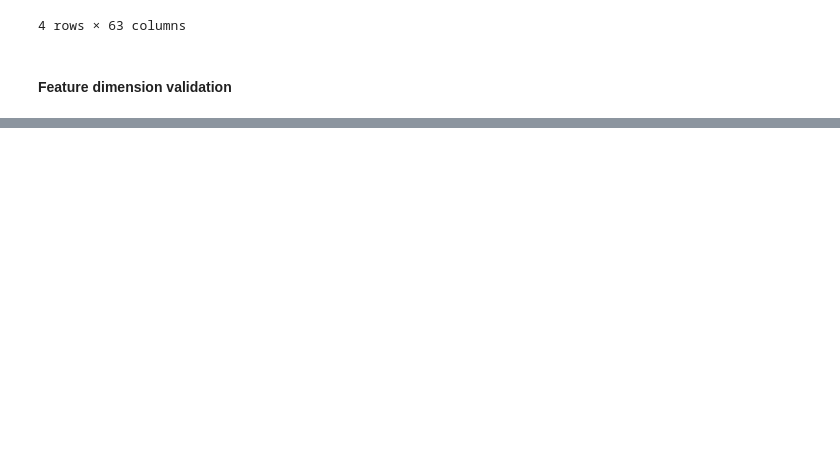
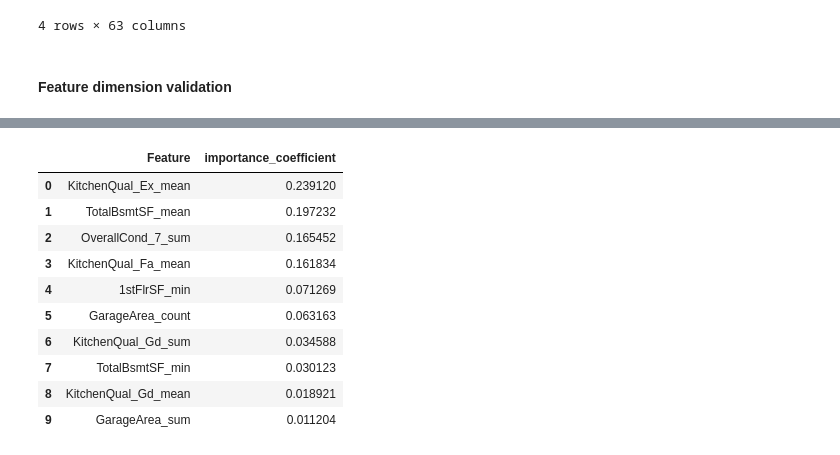
Before and after one commit to fokhrun/heritage_housing, a Jupyter notebook: jupyter_notebooks/model_training.ipynb, the cells around one changed output, grey strips where cells are left out. Saved outputs shown, nothing was run; the diff lists cells and outputs as text; code cells hidden in the pictures; blank space fills up the shorter version.

```diff
--- a/jupyter_notebooks/model_training.ipynb
+++ b/jupyter_notebooks/model_training.ipynb
@@ -445,0 +461,7 @@ assert training_features.shape[1] - 1 == prediction_features.shape[1]
+# %%
+parameters_xgb = {
+    "n_estimators":range(2000, 8000, 500),
+    "learning_rate": [0.05, 0.06, 0.07],
+    "max_depth":[3, 5, 7],
+    "min_child_weight": [1, 1.5, 2]
+}
@@ -445,0 +470,14 @@ assert training_features.shape[1] - 1 == prediction_features.shape[1]
+# %%
+xgb_regressor = xgb.XGBRegressor(random_state=random_state)
+
+# shuffling our data for cross-validation
+cv_sets_xgb = ShuffleSplit(random_state=random_state, n_splits=5)
+
+scorer_xgb = make_scorer(mean_squared_error)
+grid_obj_xgb = RandomizedSearchCV(
+    estimator=xgb_regressor,
+    param_distributions=parameters_xgb,
+    scoring=scorer_xgb,
+    cv=cv_sets_xgb,
+    random_state=random_state
+)
@@ -445,0 +486,6 @@ assert training_features.shape[1] - 1 == prediction_features.shape[1]
+# %%
+start = time()
+grid_fit_xgb = grid_obj_xgb.fit(X_cv, y_cv)
+xgb_opt = grid_fit_xgb.best_estimator_
+end = time()
+xgb_time = (end-start)/60 # Calculate training time
@@ -445,0 +508,3 @@ assert training_features.shape[1] - 1 == prediction_features.shape[1]
+# %%
+xgb_main = xgb.XGBRegressor(**xgb_opt.get_params())
+xgb_main.fit(X_train, y_train)
@@ -445,0 +523,23 @@ assert training_features.shape[1] - 1 == prediction_features.shape[1]
+# %%
+feature_importance = pd.DataFrame(columns=["Feature", "importance_coefficient"])
+importances = xgb_main.feature_importances_
+for idx in range(len(X_train.columns) - 1):
+    feat = X_train.columns[idx]
+    coeff = importances[idx]
+    feature_importance.loc[idx] = (feat, coeff)
+feature_importance = feature_importance\
+    .sort_values(by="importance_coefficient", ascending=False)\
+    .reset_index(drop=True)
+feature_importance.head(10)
+# %% [output]
+|  | Feature | importance_coefficient |
+| 0 | KitchenQual_Ex_mean | 0.239120 |
+| 1 | TotalBsmtSF_mean | 0.197232 |
+| 2 | OverallCond_7_sum | 0.165452 |
+| 3 | KitchenQual_Fa_mean | 0.161834 |
+| 4 | 1stFlrSF_min | 0.071269 |
+| 5 | GarageArea_count | 0.063163 |
+| 6 | KitchenQual_Gd_sum | 0.034588 |
+| 7 | TotalBsmtSF_min | 0.030123 |
+| 8 | KitchenQual_Gd_mean | 0.018921 |
+| 9 | GarageArea_sum | 0.011204 |
```
Also changed, not shown: parts of 16 cells of this notebook.
